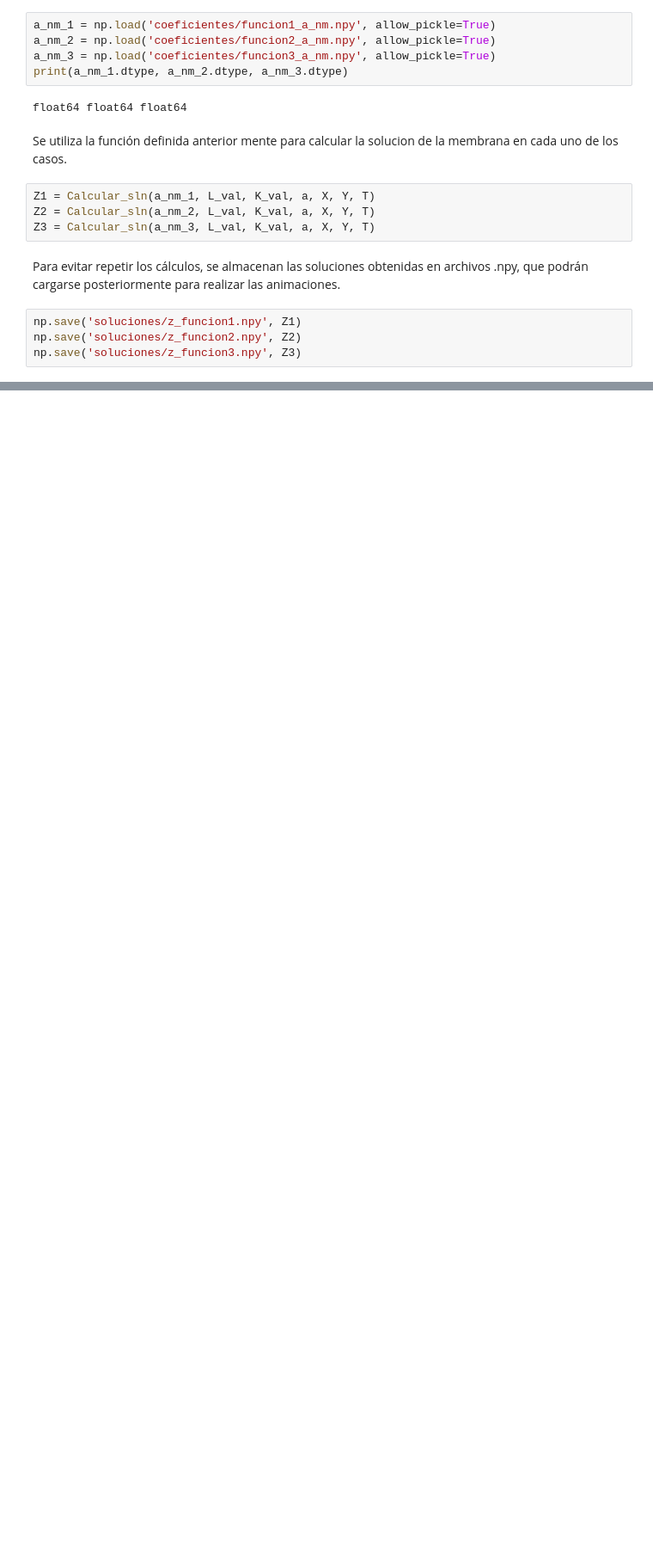
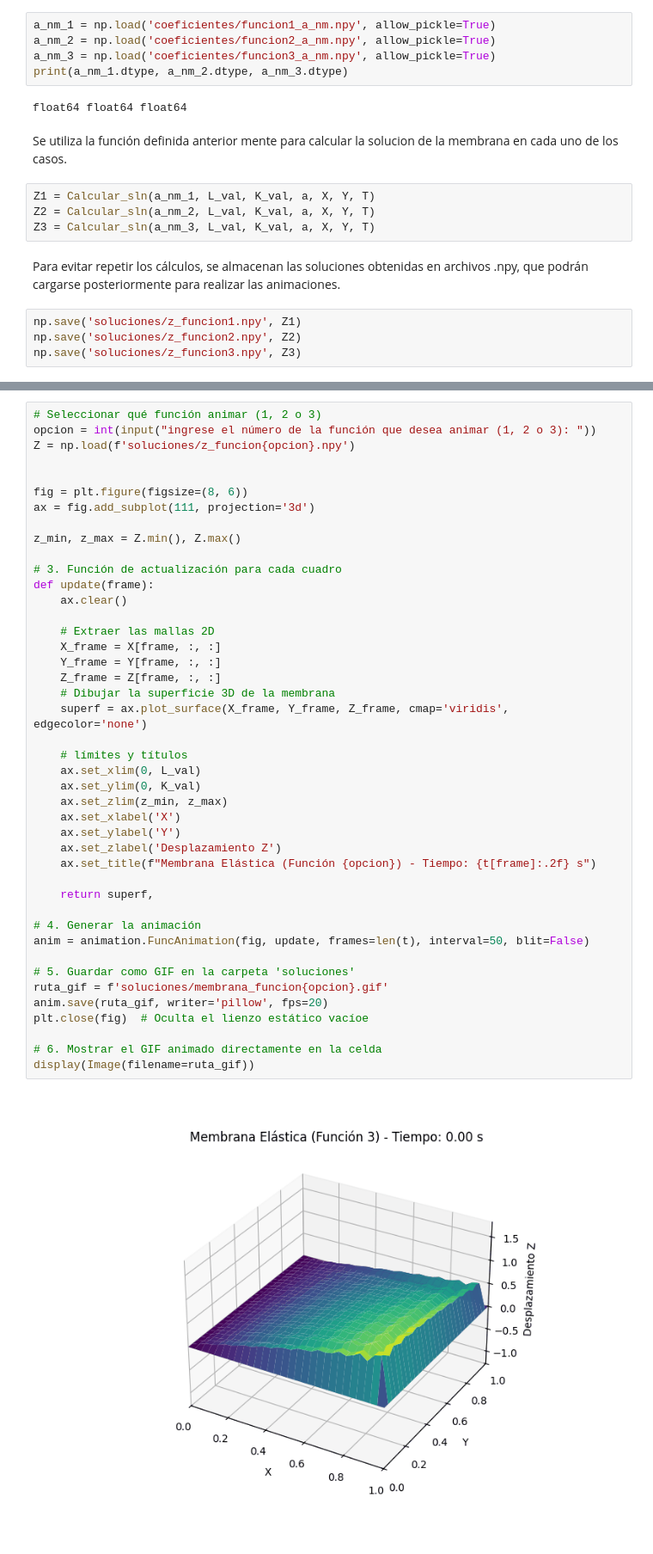
Before and after one commit to MAPSmiguel/membrana_rectangular_Fourier, a Jupyter notebook: desarrollo.ipynb, the cells around one changed output, grey strips where cells are left out. Shown at 86% size. Saved outputs shown, nothing was run; the diff lists cells and outputs as text; blank space fills up the shorter version.

Commit message:
se agregaron las animaciones de las tres funciones de la membrana rectangular en formato GIF.

```diff
--- a/desarrollo.ipynb
+++ b/desarrollo.ipynb
@@ -112,0 +123,45 @@ np.save('soluciones/z_funcion3.npy', Z3)
+# %%
+# Seleccionar qué función animar (1, 2 o 3)
+opcion = int(input("ingrese el número de la función que desea animar (1, 2 o 3): "))
+Z = np.load(f'soluciones/z_funcion{opcion}.npy')
+
+
+fig = plt.figure(figsize=(8, 6))
+ax = fig.add_subplot(111, projection='3d')
+
+z_min, z_max = Z.min(), Z.max()
+
+# 3. Función de actualización para cada cuadro
+def update(frame):
+    ax.clear()
+
+    # Extraer las mallas 2D
+    X_frame = X[frame, :, :]
+    Y_frame = Y[frame, :, :]
+    Z_frame = Z[frame, :, :]
+    # Dibujar la superficie 3D de la membrana
+    superf = ax.plot_surface(X_frame, Y_frame, Z_frame, cmap='viridis', edgecolor='none')
+
+    # límites y títulos
+    ax.set_xlim(0, L_val)
+    ax.set_ylim(0, K_val)
+    ax.set_zlim(z_min, z_max)
+    ax.set_xlabel('X')
+    ax.set_ylabel('Y')
+    ax.set_zlabel('Desplazamiento Z')
+    ax.set_title(f"Membrana Elástica (Función {opcion}) - Tiempo: {t[frame]:.2f} s")
+
+    return superf,
+
+# 4. Generar la animación
+anim = animation.FuncAnimation(fig, update, frames=len(t), interval=50, blit=False)
+
+# 5. Guardar como GIF en la carpeta 'soluciones'
+ruta_gif = f'soluciones/membrana_funcion{opcion}.gif'
+anim.save(ruta_gif, writer='pillow', fps=20)
+plt.close(fig)  # Oculta el lienzo estático vacíoe
+
+# 6. Mostrar el GIF animado directamente en la celda
+display(Image(filename=ruta_gif))
+# %% [output]
+[figure, added]
```
Also changed, not shown: parts of 4 cells of this notebook, 3 other files.
